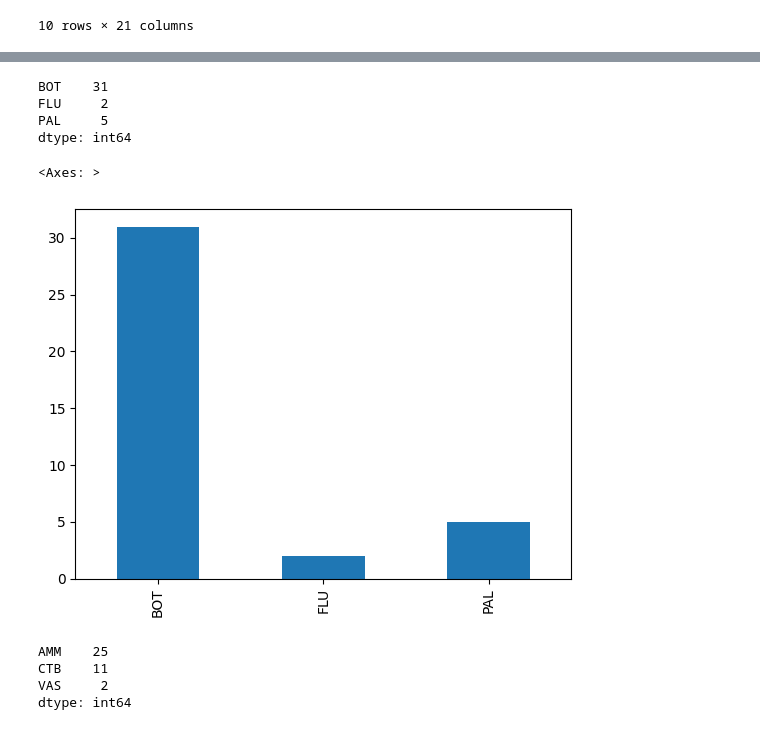
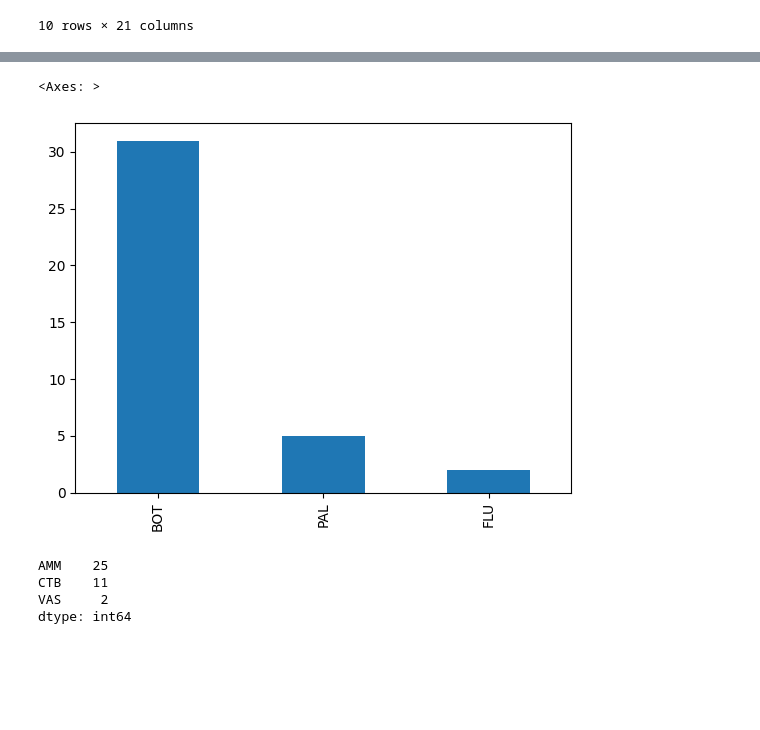
Before and after one commit to hugodevelopment/Web-Scraping, a Jupyter notebook: Análise_Brasileirão_2023.ipynb, the cells around one changed output, grey strips where cells are left out. Drawn from its saved outputs; the diff is of its cells as text; code cells hidden in the pictures; blank space fills up the shorter version.

```diff
--- a/Análise_Brasileirão_2023.ipynb
+++ b/Análise_Brasileirão_2023.ipynb
@@ -588,6 +647,6 @@ tabela_lideres.head(10)
 # %%
-tabela_lideres = tabela_lideres[["BOT","FLU"]]
-BOT = tabela_lideres[["BOT"]] == "1"
-BOT.sum()
+tabela_lideres = tabela_lideres[["BOT","FLU","PAL"]]
+LIDER = tabela_lideres[["BOT","FLU","PAL"]]== "1"
+LIDER.sum()
 # %% [output]
 BOT    31
@@ -609,3 +655,0 @@ dtype: int64
-# %%
-tabela_lideres = tabela_lideres[["BOT","FLU","PAL"]]
-LIDER = tabela_lideres[["BOT","FLU","PAL"]]== 1
@@ -630,16 +656,9 @@ LIDER = tabela_lideres[["BOT","FLU","PAL"]]== 1
-# %%
-LIDER.sum()
-# %% [output]
-BOT    31
-FLU     2
-PAL     5
-dtype: int64
 # %%
-GRAFICO = LIDER.sum()
+GRAFICO = LIDER.sum().sort_values(ascending=False)
 GRAFICO.plot(kind="bar")
 # %% [output]
 <Axes: >
-[figure, old version]
+[figure, new version]
 # %%
 LANTERNA = tabela_lideres[["AMM","CTB","VAS"]]=="20"
 LANTERNA.sum()
```
Also changed, not shown: parts of 31 cells of this notebook, 1 other file.
